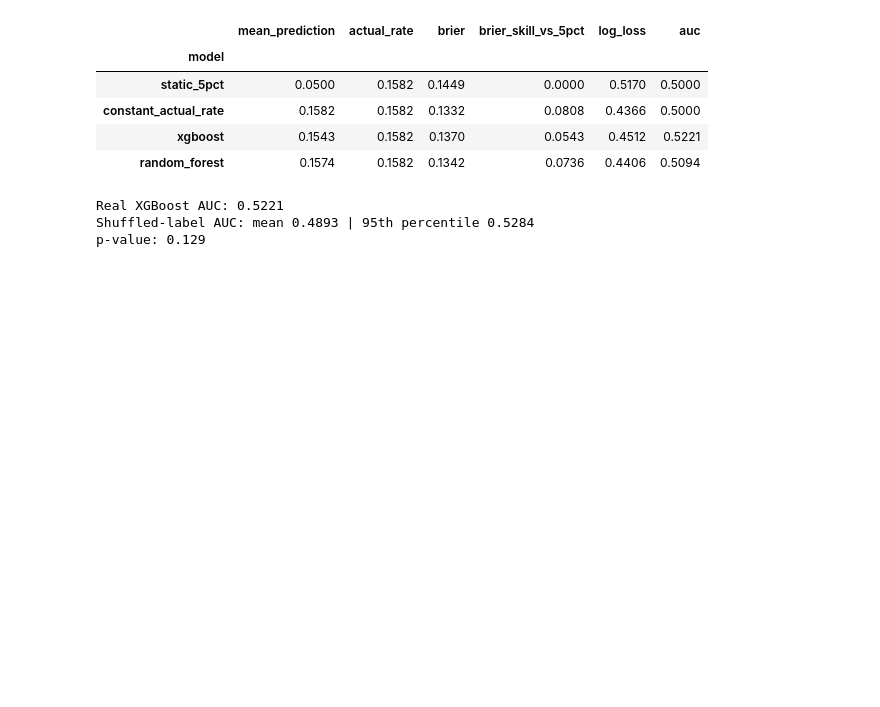
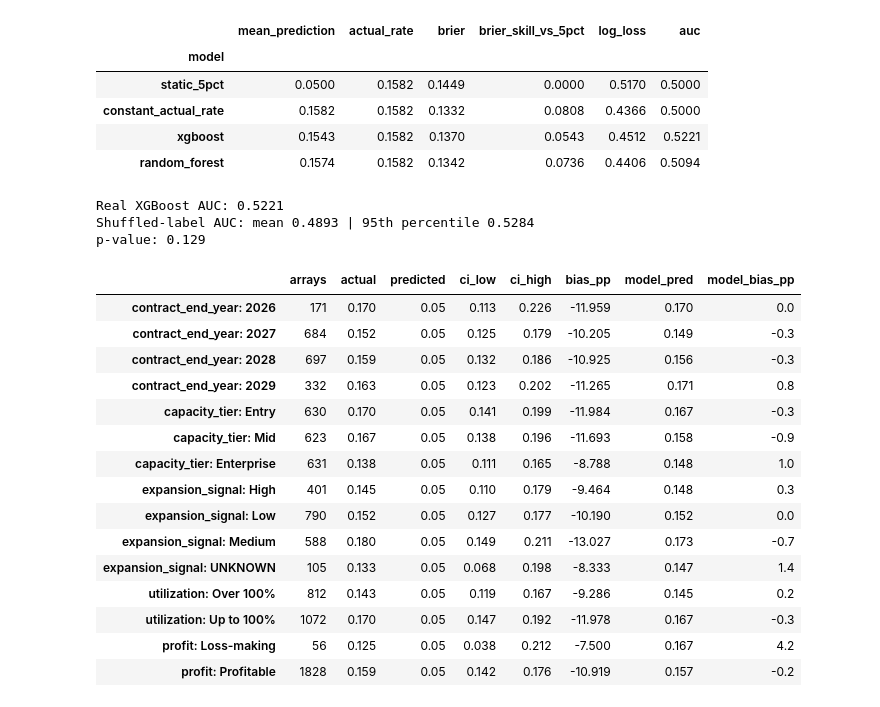
Before and after one commit to SugarFreeBiskoot/everpure-clv-predictive-analytics, a Jupyter notebook: CLV_Predictive_Analytics.ipynb, the cells around one changed output. Cells and saved outputs as stored; diff of their text form; code cells hidden in the pictures; blank space fills up the shorter version.

```diff
--- a/CLV_Predictive_Analytics.ipynb
+++ b/CLV_Predictive_Analytics.ipynb
@@ -288,3 +288,33 @@ print("p-value:", round((np.sum(np.array(shuffled_aucs) >= real_auc) + 1) / (len
 Real XGBoost AUC: 0.5221
 Shuffled-label AUC: mean 0.4893 | 95th percentile 0.5284
 p-value: 0.129
+# %%
+backtest["random_forest"] = predictions["random_forest"]
+
+cohort_rows = []
+for cohort in cohorts:
+    table = backtest_by_cohort(backtest, cohort, "static_5pct")
+    table["model_pred"] = backtest.groupby(cohort, observed=True)["random_forest"].mean().round(3)
+    table["model_bias_pp"] = ((table["model_pred"] - table["actual"]) * 100).round(1)
+    table.index = [cohort.replace("cohort_", "") + ": " + str(level) for level in table.index]
+    cohort_rows.append(table)
+cohort_backtest = pd.concat(cohort_rows)
+cohort_backtest.to_csv("outputs/cohort_backtest.csv")
+cohort_backtest
+# %% [output]
+|  | arrays | actual | predicted | ci_low | ci_high | bias_pp | model_pred | model_bias_pp |
+| contract_end_year: 2026 | 171 | 0.170 | 0.05 | 0.113 | 0.226 | -11.959 | 0.170 | 0.0 |
+| contract_end_year: 2027 | 684 | 0.152 | 0.05 | 0.125 | 0.179 | -10.205 | 0.149 | -0.3 |
+| contract_end_year: 2028 | 697 | 0.159 | 0.05 | 0.132 | 0.186 | -10.925 | 0.156 | -0.3 |
+| contract_end_year: 2029 | 332 | 0.163 | 0.05 | 0.123 | 0.202 | -11.265 | 0.171 | 0.8 |
+| capacity_tier: Entry | 630 | 0.170 | 0.05 | 0.141 | 0.199 | -11.984 | 0.167 | -0.3 |
+| capacity_tier: Mid | 623 | 0.167 | 0.05 | 0.138 | 0.196 | -11.693 | 0.158 | -0.9 |
+| capacity_tier: Enterprise | 631 | 0.138 | 0.05 | 0.111 | 0.165 | -8.788 | 0.148 | 1.0 |
+| expansion_signal: High | 401 | 0.145 | 0.05 | 0.110 | 0.179 | -9.464 | 0.148 | 0.3 |
+| expansion_signal: Low | 790 | 0.152 | 0.05 | 0.127 | 0.177 | -10.190 | 0.152 | 0.0 |
+| expansion_signal: Medium | 588 | 0.180 | 0.05 | 0.149 | 0.211 | -13.027 | 0.173 | -0.7 |
+| expansion_signal: UNKNOWN | 105 | 0.133 | 0.05 | 0.068 | 0.198 | -8.333 | 0.147 | 1.4 |
+| utilization: Over 100% | 812 | 0.143 | 0.05 | 0.119 | 0.167 | -9.286 | 0.145 | 0.2 |
+| utilization: Up to 100% | 1072 | 0.170 | 0.05 | 0.147 | 0.192 | -11.978 | 0.167 | -0.3 |
+| profit: Loss-making | 56 | 0.125 | 0.05 | 0.038 | 0.212 | -7.500 | 0.167 | 4.2 |
+| profit: Profitable | 1828 | 0.159 | 0.05 | 0.142 | 0.176 | -10.919 | 0.157 | -0.2 |
```
Also changed, not shown: parts of 1 cell of this notebook, 3 other files.
